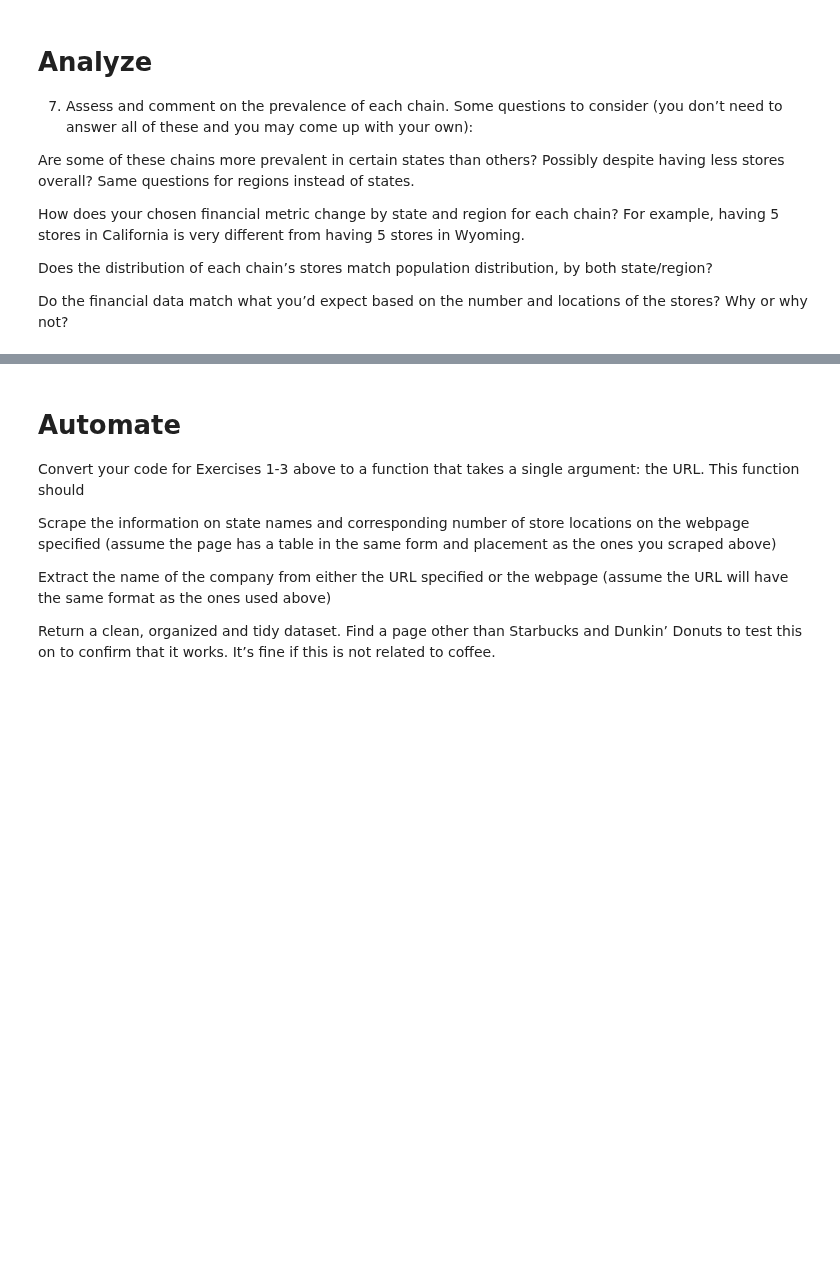
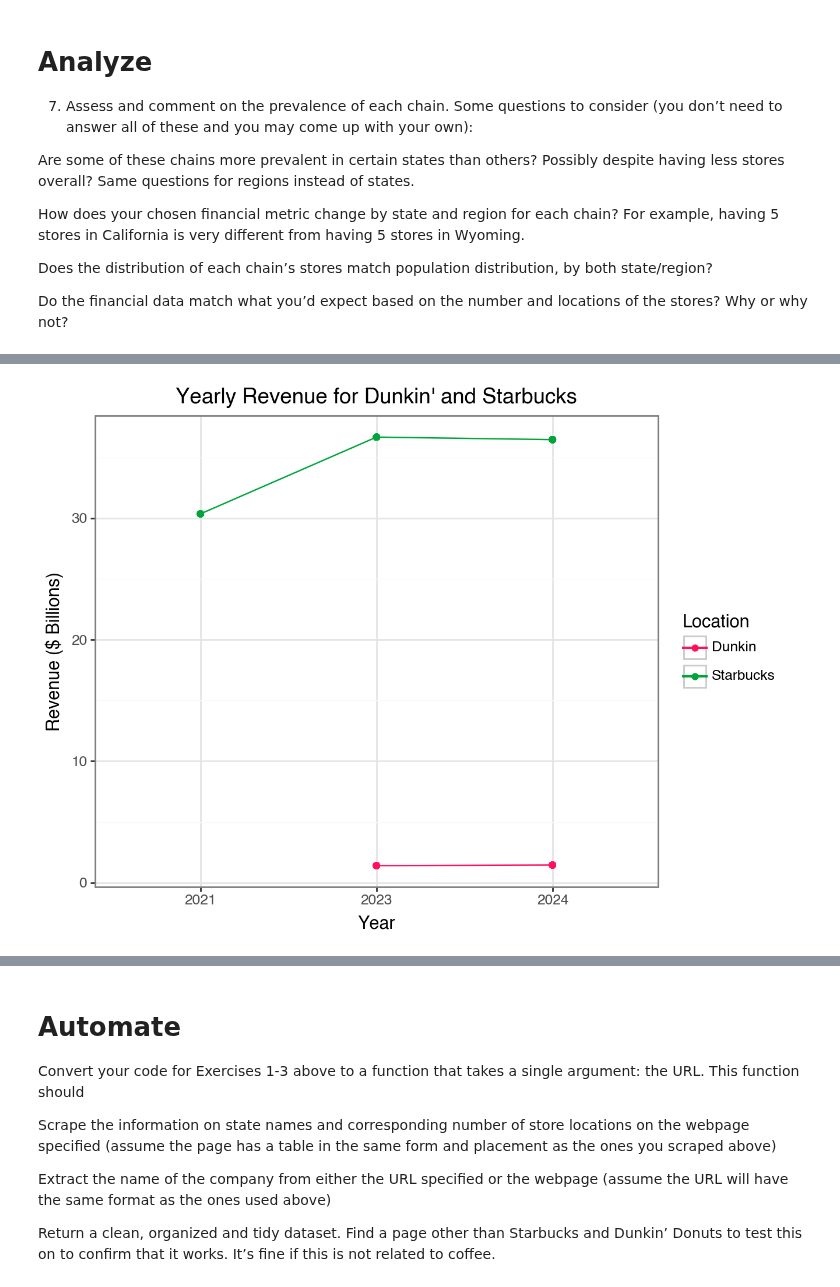
Before and after one commit to chloefeehan/GSB544, a Jupyter notebook: Labs/Lab4/Lab4.ipynb, the cells around one changed output, grey strips where cells are left out. Cells and saved outputs as stored; diff of their text form; code cells hidden in the pictures; blank space fills up the shorter version.

```diff
--- a/Labs/Lab4/Lab4.ipynb
+++ b/Labs/Lab4/Lab4.ipynb
@@ -257,0 +378,11 @@ Do the financial data match what you’d expect based on the number and location
+# %%
+(ggplot(all_data, aes(x='factor(year)', y='revenue', color='location', group = "location"))
+ + geom_point()
+ + geom_line()
+ + labs(x="Year", y="Revenue ($ Billions)",
+        title="Yearly Revenue for Dunkin' and Starbucks", color="Location")
+ + scale_color_manual(values=["#ff115d", "#00a53a"])
+ + theme_bw()
+)
+# %% [output]
+[figure, added]
```
Also changed, not shown: parts of 26 cells of this notebook.
